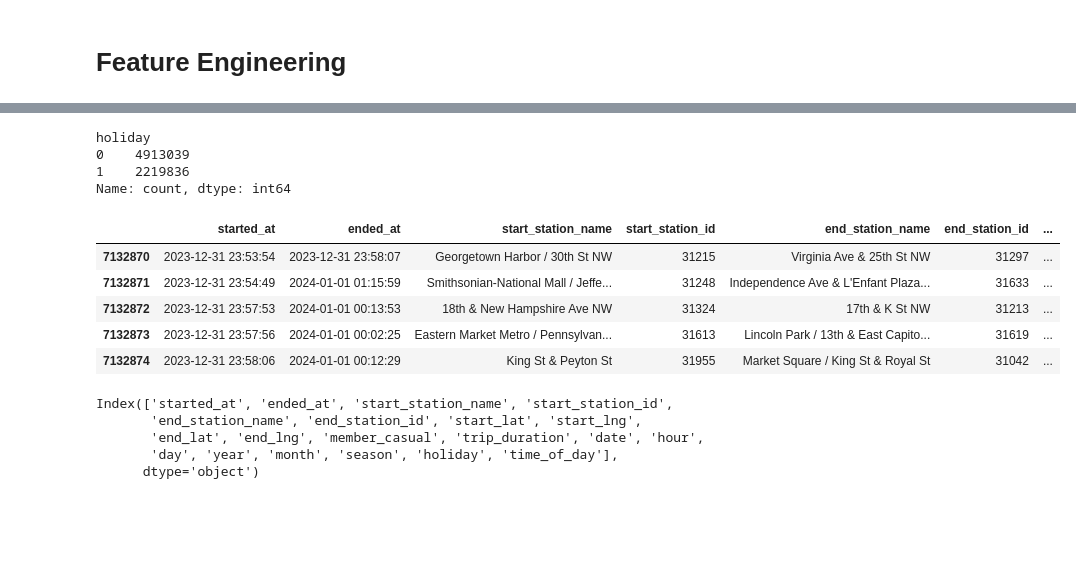
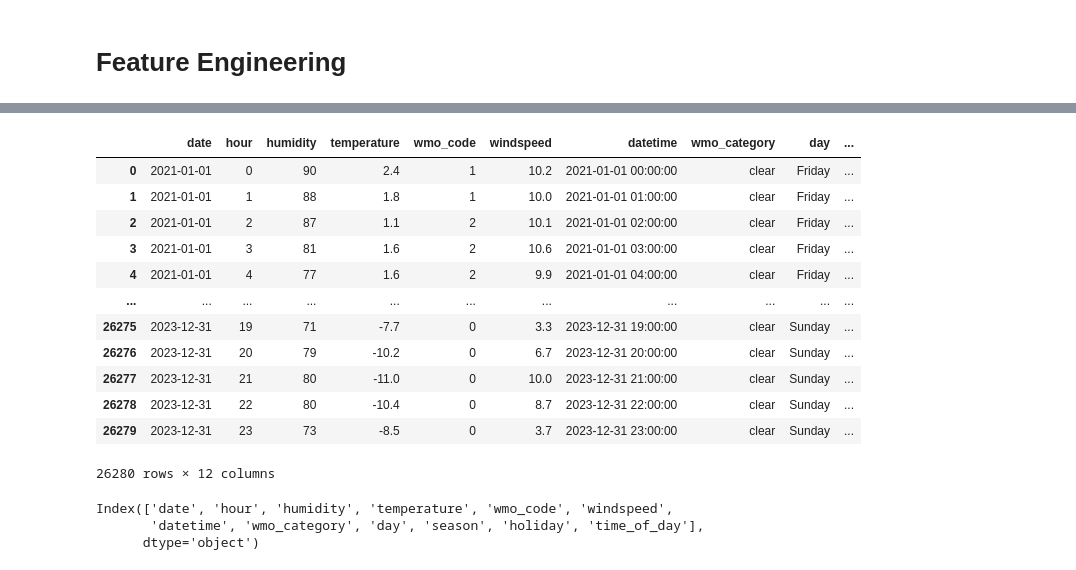
Before and after one commit to airsahin/Bike-Demand-Analysis, a Jupyter notebook: capital_bike_share.ipynb, the cells around one changed output, grey strips where cells are left out. Saved outputs shown, nothing was run; the diff lists cells and outputs as text; code cells hidden in the pictures; blank space fills up the shorter version.

```diff
--- a/capital_bike_share.ipynb
+++ b/capital_bike_share.ipynb
@@ -1320,0 +1337,4 @@ memory usage: 1.2 MB
+# %%
+# create day  column for rides
+df_weather['day'] = df_weather['datetime'].dt.day_name()
+df_weather.head()
@@ -1342,8 +1350,8 @@ df_classic.head()
 # %%
-# add seasons to rides dataset
-df_classic['season'] = df_classic['month'].apply(lambda x:
-    'Winter' if x in [12, 1, 2] else
-    'Spring' if x in [3, 4, 5] else
-    'Summer' if x in [6, 7, 8] else
-    'Fall'
+# add seasons
+df_weather['season'] = df_weather['datetime'].apply(
+    lambda dt: 'winter' if dt.month in [12, 1, 2] else
+               'spring' if dt.month in [3, 4, 5] else
+               'summer' if dt.month in [6, 7, 8] else
+               'fall'
 )
@@ -1394,30 +1397,28 @@ df_classic.head().T
-# %%
-df_classic['holiday'].value_counts()
-# %% [output]
-holiday
-0    4913039
-1    2219836
-Name: count, dtype: int64
 # %%
-# I also want to add a time_of _day feature
+def time_of_day(dt):
+    hour = dt.hour  # get hour from datetime
+    if 5 <= hour < 12:
+        return 'morning'
+    elif 12 <= hour < 17:
+        return 'afternoon'
+    elif 17 <= hour < 21:
+        return 'evening'
+    else:
+        return 'night'
 
-def time_of_day(hour):
-    if 5 <= hour < 12:
-        return 'Morning'
-    elif 12 <= hour < 17:
-        return 'Afternoon'
-    elif 17 <= hour < 21:
-        return 'Evening'
-    else:
-        return 'Night'
-
-df_classic['time_of_day'] = df_classic['hour'].apply(time_of_day)
-
-df_classic.tail()
+df_weather['time_of_day'] = df_weather['datetime'].apply(time_of_day)
+df_weather
 # %% [output]
-|  | started_at | ended_at | start_station_name | start_station_id | end_station_name | end_station_id | ... |
-| 7132870 | 2023-12-31 23:53:54 | 2023-12-31 23:58:07 | Georgetown Harbor / 30th St NW | 31215 | Virginia Ave & 25th St NW | 31297 | ... |
-| 7132871 | 2023-12-31 23:54:49 | 2024-01-01 01:15:59 | Smithsonian-National Mall / Jeffe... | 31248 | Independence Ave & L'Enfant Plaza... | 31633 | ... |
-| 7132872 | 2023-12-31 23:57:53 | 2024-01-01 00:13:53 | 18th & New Hampshire Ave NW | 31324 | 17th & K St NW | 31213 | ... |
-| 7132873 | 2023-12-31 23:57:56 | 2024-01-01 00:02:25 | Eastern Market Metro / Pennsylvan... | 31613 | Lincoln Park / 13th & East Capito... | 31619 | ... |
-| 7132874 | 2023-12-31 23:58:06 | 2024-01-01 00:12:29 | King St & Peyton St | 31955 | Market Square / King St & Royal St | 31042 | ... |
+|  | date | hour | humidity | temperature | wmo_code | windspeed | datetime | wmo_category | day | ... |
+| 0 | 2021-01-01 | 0 | 90 | 2.4 | 1 | 10.2 | 2021-01-01 00:00:00 | clear | Friday | ... |
+| 1 | 2021-01-01 | 1 | 88 | 1.8 | 1 | 10.0 | 2021-01-01 01:00:00 | clear | Friday | ... |
+| 2 | 2021-01-01 | 2 | 87 | 1.1 | 2 | 10.1 | 2021-01-01 02:00:00 | clear | Friday | ... |
+| 3 | 2021-01-01 | 3 | 81 | 1.6 | 2 | 10.6 | 2021-01-01 03:00:00 | clear | Friday | ... |
+| 4 | 2021-01-01 | 4 | 77 | 1.6 | 2 | 9.9 | 2021-01-01 04:00:00 | clear | Friday | ... |
+| ... | ... | ... | ... | ... | ... | ... | ... | ... | ... | ... |
+| 26275 | 2023-12-31 | 19 | 71 | -7.7 | 0 | 3.3 | 2023-12-31 19:00:00 | clear | Sunday | ... |
+| 26276 | 2023-12-31 | 20 | 79 | -10.2 | 0 | 6.7 | 2023-12-31 20:00:00 | clear | Sunday | ... |
+| 26277 | 2023-12-31 | 21 | 80 | -11.0 | 0 | 10.0 | 2023-12-31 21:00:00 | clear | Sunday | ... |
+| 26278 | 2023-12-31 | 22 | 80 | -10.4 | 0 | 8.7 | 2023-12-31 22:00:00 | clear | Sunday | ... |
+| 26279 | 2023-12-31 | 23 | 73 | -8.5 | 0 | 3.7 | 2023-12-31 23:00:00 | clear | Sunday | ... |
+26280 rows × 12 columns
@@ -1426,8 +1425,6 @@ df_classic['time_of_day'] = df_classic['time_of_day'].astype('category')
 # %%
-df_classic.columns
+df_weather.columns
 # %% [output]
-Index(['started_at', 'ended_at', 'start_station_name', 'start_station_id',
-       'end_station_name', 'end_station_id', 'start_lat', 'start_lng',
-       'end_lat', 'end_lng', 'member_casual', 'trip_duration', 'date', 'hour',
-       'day', 'year', 'month', 'season', 'holiday', 'time_of_day'],
+Index(['date', 'hour', 'humidity', 'temperature', 'wmo_code', 'windspeed',
+       'datetime', 'wmo_category', 'day', 'season', 'holiday', 'time_of_day'],
       dtype='object')
```
Also changed, not shown: parts of 210 cells of this notebook, 1 other file.
